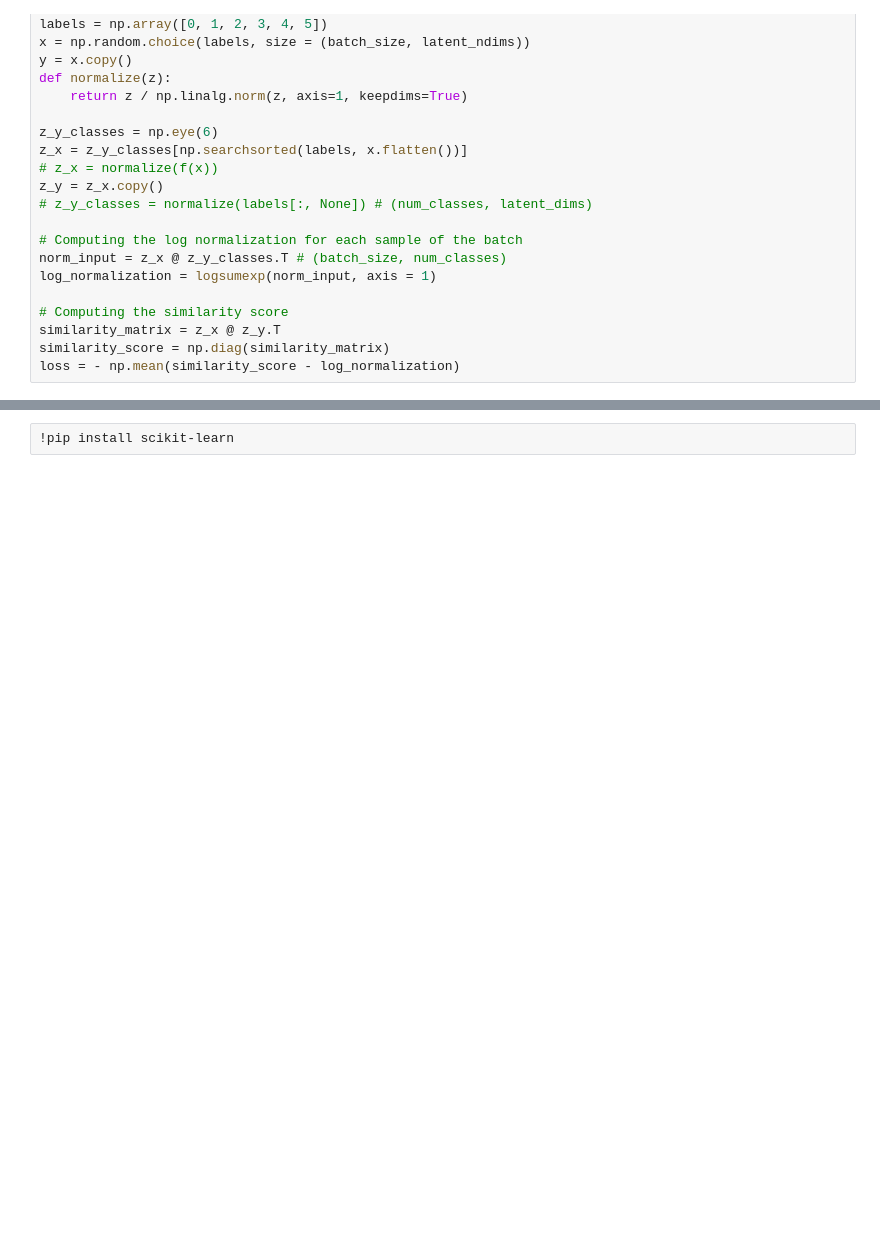
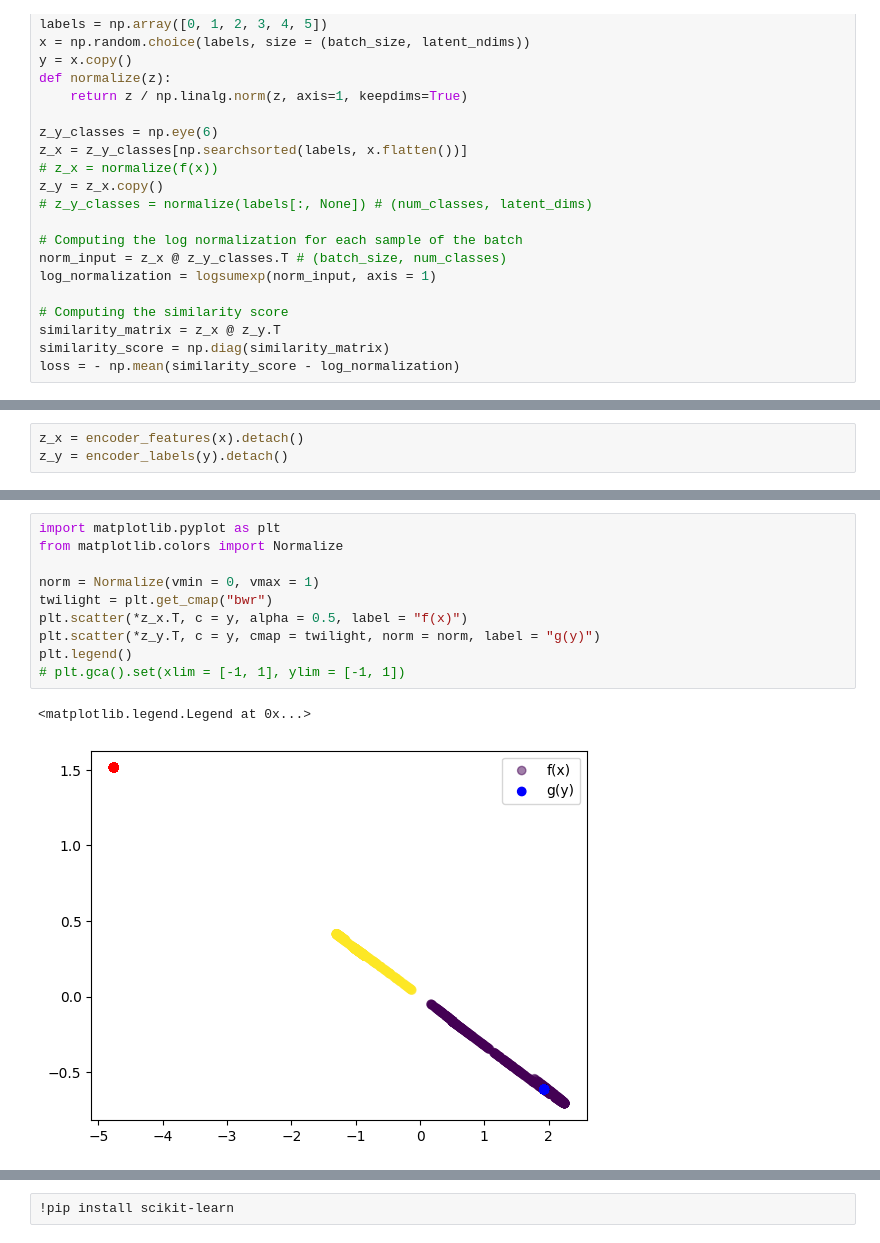
Before and after one commit to noe-dia/astro-ml-peek, a Jupyter notebook: notebooks/dev/training_loss.ipynb, the cells around one changed output, grey strips where cells are left out. Saved outputs shown, nothing was run; the diff lists cells and outputs as text; blank space fills up the shorter version.

```diff
--- a/notebooks/dev/training_loss.ipynb
+++ b/notebooks/dev/training_loss.ipynb
@@ -120,0 +120,3 @@ encoder_labels = Encoder(cfg["encoder_labels"])
+# %%
+z_x = encoder_features(x).detach()
+z_y = encoder_labels(y).detach()
@@ -120,0 +129,13 @@ encoder_labels = Encoder(cfg["encoder_labels"])
+# %%
+import matplotlib.pyplot as plt
+from matplotlib.colors import Normalize
+
+norm = Normalize(vmin = 0, vmax = 1)
+twilight = plt.get_cmap("bwr")
+plt.scatter(*z_x.T, c = y, alpha = 0.5, label = "f(x)")
+plt.scatter(*z_y.T, c = y, cmap = twilight, norm = norm, label = "g(y)")
+plt.legend()
+# plt.gca().set(xlim = [-1, 1], ylim = [-1, 1])
+# %% [output]
+<matplotlib.legend.Legend at 0x...>
+[figure, added]
```
Also changed, not shown: parts of 11 cells of this notebook, 3 other files.
